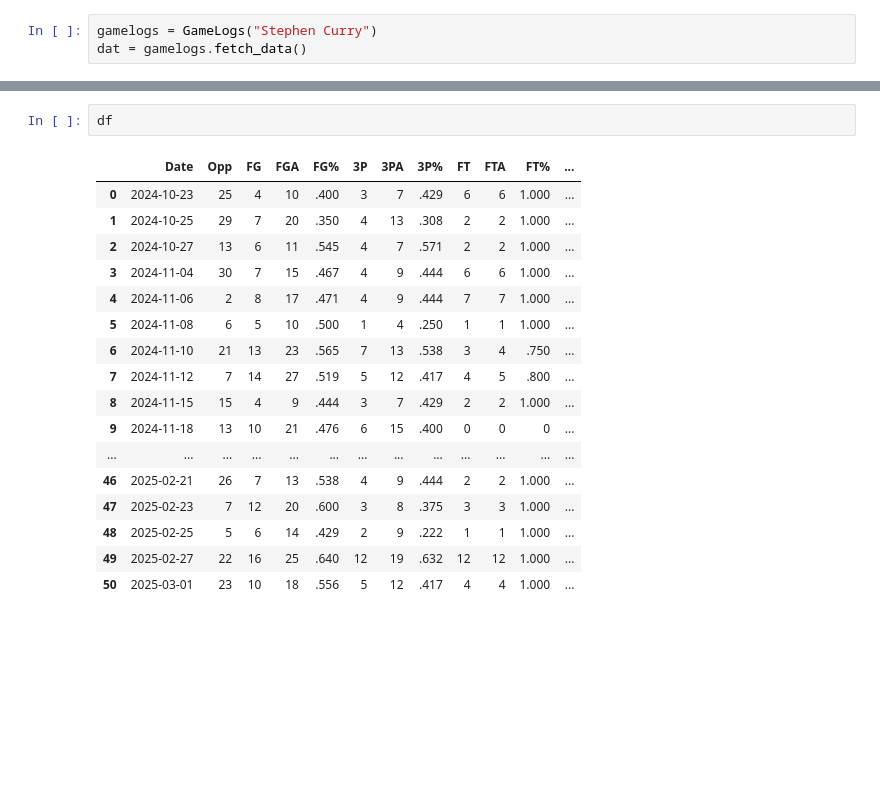
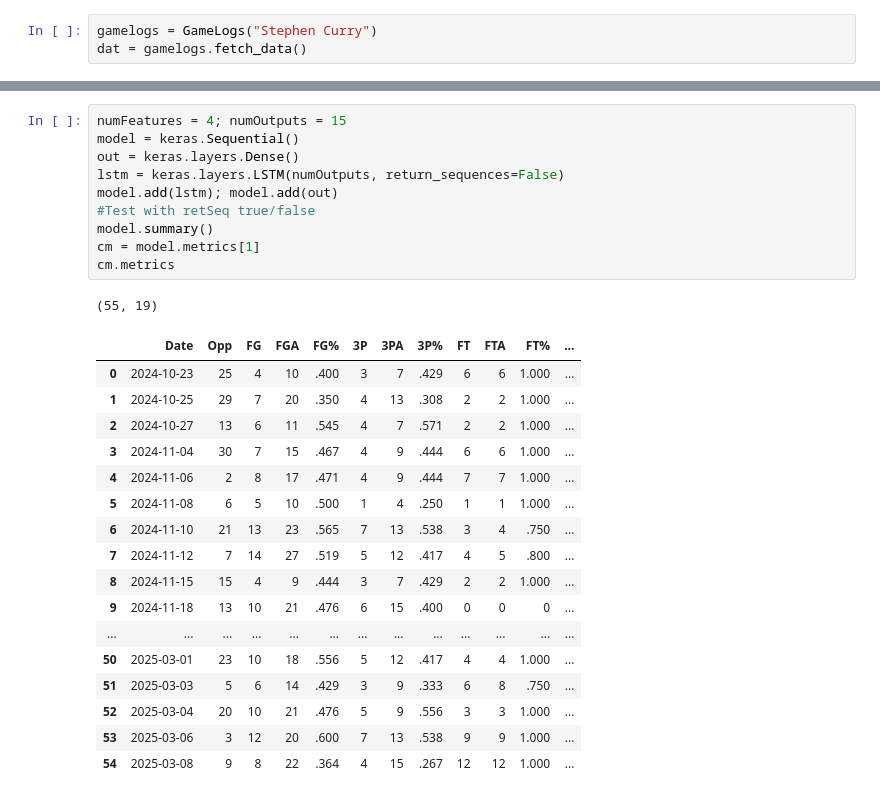
Before and after one commit to jshargo/DSC540-Project, a Jupyter notebook: prediction.ipynb, the cells around one changed output, grey strips where cells are left out. Saved outputs shown, nothing was run; the diff lists cells and outputs as text; blank space fills up the shorter version.

```diff
--- a/prediction.ipynb
+++ b/prediction.ipynb
@@ -42,20 +47,29 @@ df['Opp'] = df['Opp'].apply(lambda x: team_to_number.get(x, x))
-# %%
-df
-# %% [output]
-|  | Date | Opp | FG | FGA | FG% | 3P | 3PA | 3P% | FT | FTA | FT% | ... |
-| 0 | 2024-10-23 | 25 | 4 | 10 | .400 | 3 | 7 | .429 | 6 | 6 | 1.000 | ... |
-| 1 | 2024-10-25 | 29 | 7 | 20 | .350 | 4 | 13 | .308 | 2 | 2 | 1.000 | ... |
-| 2 | 2024-10-27 | 13 | 6 | 11 | .545 | 4 | 7 | .571 | 2 | 2 | 1.000 | ... |
-| 3 | 2024-11-04 | 30 | 7 | 15 | .467 | 4 | 9 | .444 | 6 | 6 | 1.000 | ... |
-| 4 | 2024-11-06 | 2 | 8 | 17 | .471 | 4 | 9 | .444 | 7 | 7 | 1.000 | ... |
-| 5 | 2024-11-08 | 6 | 5 | 10 | .500 | 1 | 4 | .250 | 1 | 1 | 1.000 | ... |
-| 6 | 2024-11-10 | 21 | 13 | 23 | .565 | 7 | 13 | .538 | 3 | 4 | .750 | ... |
-| 7 | 2024-11-12 | 7 | 14 | 27 | .519 | 5 | 12 | .417 | 4 | 5 | .800 | ... |
-| 8 | 2024-11-15 | 15 | 4 | 9 | .444 | 3 | 7 | .429 | 2 | 2 | 1.000 | ... |
-| 9 | 2024-11-18 | 13 | 10 | 21 | .476 | 6 | 15 | .400 | 0 | 0 | 0 | ... |
-| ... | ... | ... | ... | ... | ... | ... | ... | ... | ... | ... | ... | ... |
-| 46 | 2025-02-21 | 26 | 7 | 13 | .538 | 4 | 9 | .444 | 2 | 2 | 1.000 | ... |
-| 47 | 2025-02-23 | 7 | 12 | 20 | .600 | 3 | 8 | .375 | 3 | 3 | 1.000 | ... |
-| 48 | 2025-02-25 | 5 | 6 | 14 | .429 | 2 | 9 | .222 | 1 | 1 | 1.000 | ... |
-| 49 | 2025-02-27 | 22 | 16 | 25 | .640 | 12 | 19 | .632 | 12 | 12 | 1.000 | ... |
-| 50 | 2025-03-01 | 23 | 10 | 18 | .556 | 5 | 12 | .417 | 4 | 4 | 1.000 | ... |
+# %%
+numFeatures = 4; numOutputs = 15
+model = keras.Sequential()
+out = keras.layers.Dense()
+lstm = keras.layers.LSTM(numOutputs, return_sequences=False)
+model.add(lstm); model.add(out)
+#Test with retSeq true/false
+model.summary()
+cm = model.metrics[1]
+cm.metrics
+# %% [output]
+(55, 19)
+|  | Date | Opp | FG | FGA | FG% | 3P | 3PA | 3P% | FT | FTA | FT% | ... |
+| 0 | 2024-10-23 | 25 | 4 | 10 | .400 | 3 | 7 | .429 | 6 | 6 | 1.000 | ... |
+| 1 | 2024-10-25 | 29 | 7 | 20 | .350 | 4 | 13 | .308 | 2 | 2 | 1.000 | ... |
+| 2 | 2024-10-27 | 13 | 6 | 11 | .545 | 4 | 7 | .571 | 2 | 2 | 1.000 | ... |
+| 3 | 2024-11-04 | 30 | 7 | 15 | .467 | 4 | 9 | .444 | 6 | 6 | 1.000 | ... |
+| 4 | 2024-11-06 | 2 | 8 | 17 | .471 | 4 | 9 | .444 | 7 | 7 | 1.000 | ... |
+| 5 | 2024-11-08 | 6 | 5 | 10 | .500 | 1 | 4 | .250 | 1 | 1 | 1.000 | ... |
+| 6 | 2024-11-10 | 21 | 13 | 23 | .565 | 7 | 13 | .538 | 3 | 4 | .750 | ... |
+| 7 | 2024-11-12 | 7 | 14 | 27 | .519 | 5 | 12 | .417 | 4 | 5 | .800 | ... |
+| 8 | 2024-11-15 | 15 | 4 | 9 | .444 | 3 | 7 | .429 | 2 | 2 | 1.000 | ... |
+| 9 | 2024-11-18 | 13 | 10 | 21 | .476 | 6 | 15 | .400 | 0 | 0 | 0 | ... |
+| ... | ... | ... | ... | ... | ... | ... | ... | ... | ... | ... | ... | ... |
+| 50 | 2025-03-01 | 23 | 10 | 18 | .556 | 5 | 12 | .417 | 4 | 4 | 1.000 | ... |
+| 51 | 2025-03-03 | 5 | 6 | 14 | .429 | 3 | 9 | .333 | 6 | 8 | .750 | ... |
+| 52 | 2025-03-04 | 20 | 10 | 21 | .476 | 5 | 9 | .556 | 3 | 3 | 1.000 | ... |
+| 53 | 2025-03-06 | 3 | 12 | 20 | .600 | 7 | 13 | .538 | 9 | 9 | 1.000 | ... |
+| 54 | 2025-03-08 | 9 | 8 | 22 | .364 | 4 | 15 | .267 | 12 | 12 | 1.000 | ... |
```
Also changed, not shown: parts of 2 cells of this notebook.
